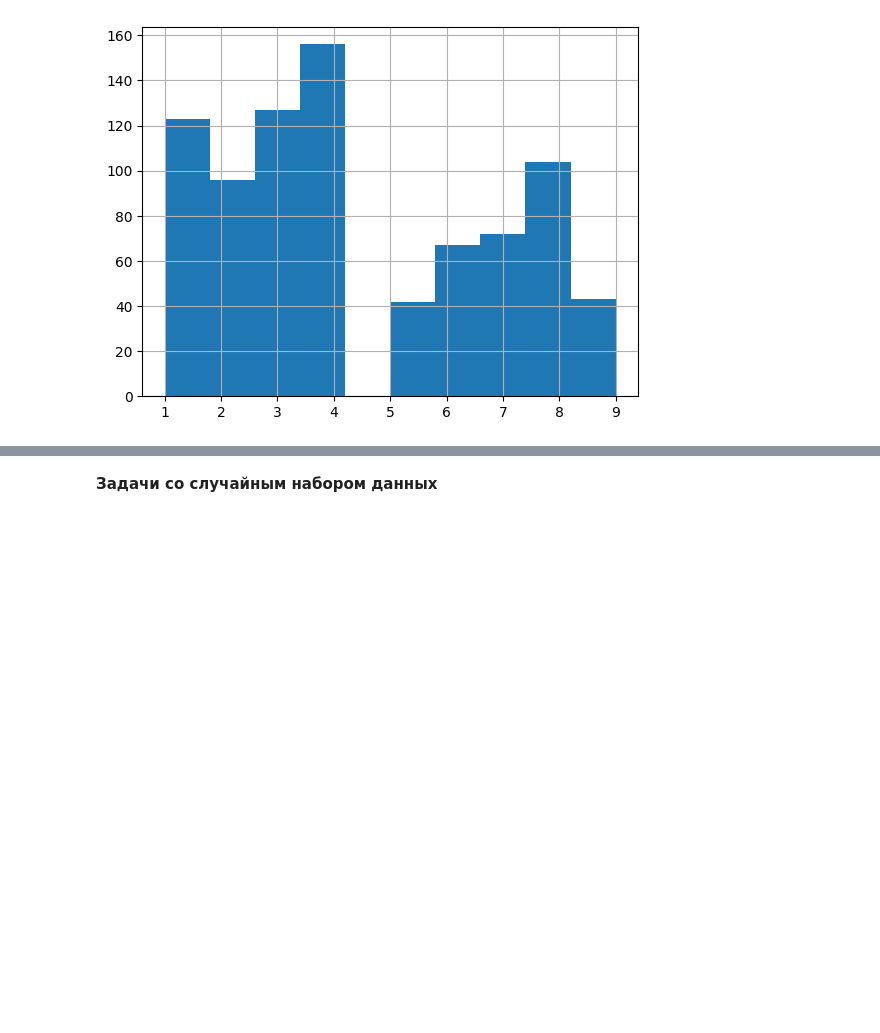
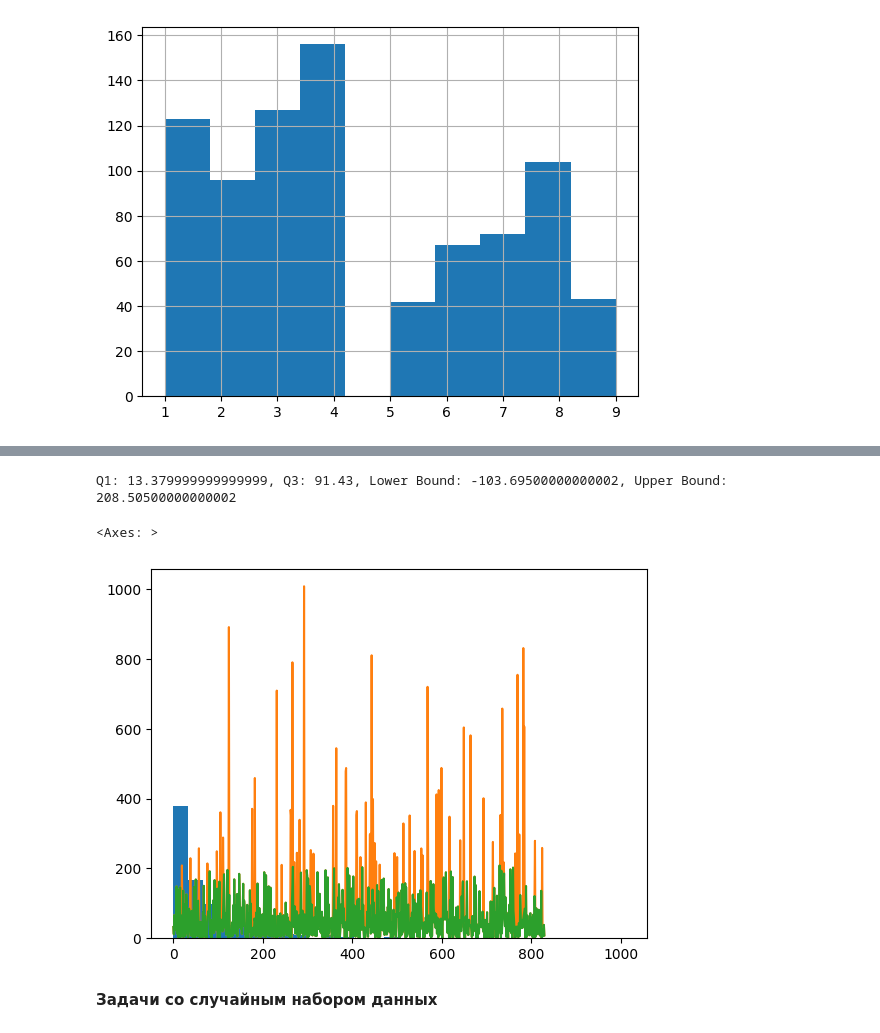
Before and after one commit to DarFusozaiVarVar/fuzzy-numbers, a Jupyter notebook: python_для_анализа_данных/Практические занятия/Модуль 3/3_модуль_раздел_4.ipynb, the cells around one changed output, grey strips where cells are left out. Saved outputs shown, nothing was run; the diff lists cells and outputs as text; code cells hidden in the pictures; blank space fills up the shorter version.

```diff
--- a/python_для_анализа_данных/Практические занятия/Модуль 3/3_модуль_раздел_4.ipynb
+++ b/python_для_анализа_данных/Практические занятия/Модуль 3/3_модуль_раздел_4.ipynb
@@ -40,6 +63,22 @@ print(df_o['EmployeeID'].value_counts().idxmax())
 Проведите поиск выбросов методом IQR
 Обозначьте на гистограмме границы квартилей и границы выбросов
 Постройте два boxplot-а, отобразив на одном из них полный набор данных, а на втором - без выбросов.
+# %%
+df_o['Freight'].hist(bins=30)
+Q1 = df_o['Freight'].quantile(0.25)
+Q3 = df_o['Freight'].quantile(0.75)
+IQR = Q3 - Q1
+lower_bound = Q1 - 1.5 * IQR
+upper_bound = Q3 + 1.5 * IQR
+#df_o['Freight'].hist(bins=30)
+print(f"Q1: {Q1}, Q3: {Q3}, Lower Bound: {lower_bound}, Upper Bound: {upper_bound}")
+df_o['Freight'].plot()
+df_o_no_outliers = df_o[(df_o['Freight'] >= lower_bound) & (df_o['Freight'] <= upper_bound)]
+df_o_no_outliers['Freight'].plot()
+# %% [output]
+Q1: 13.379999999999999, Q3: 91.43, Lower Bound: -103.69500000000002, Upper Bound: 208.50500000000002
+<Axes: >
+[figure, added]
 # %% [markdown]
 **Задачи со случайным набором данных**
 # %%
```
Also changed, not shown: parts of 6 cells of this notebook.
